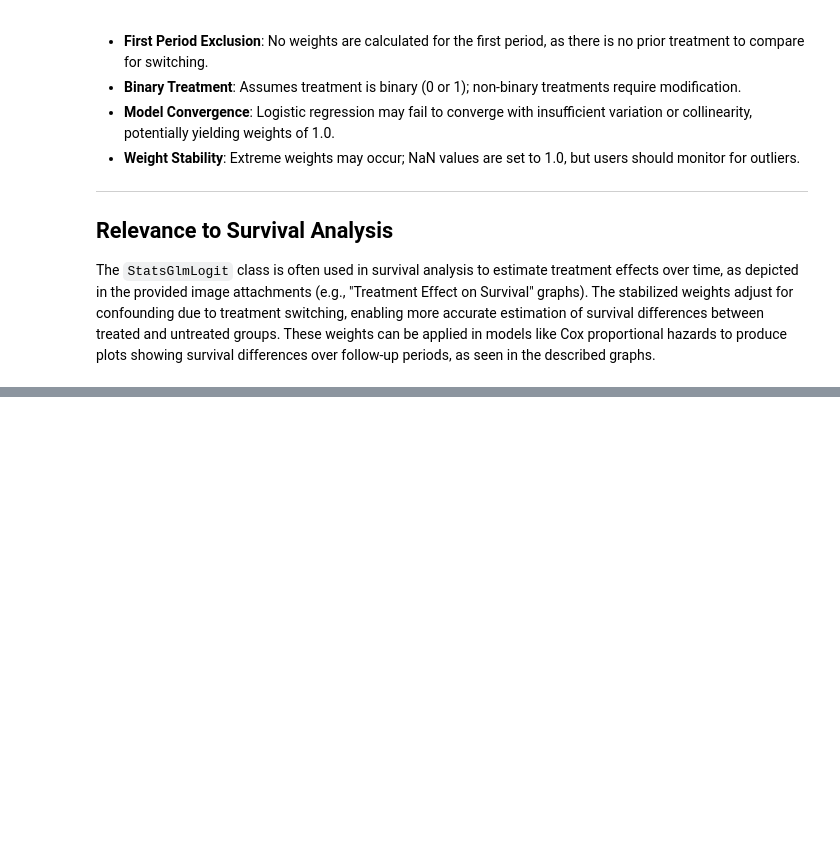
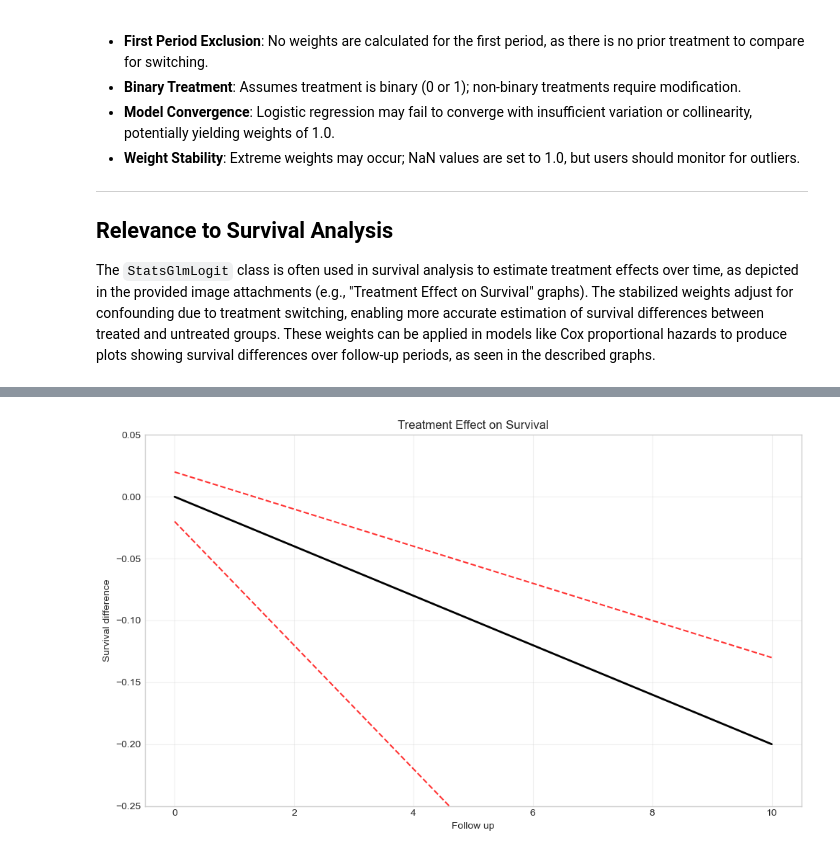
Before and after one commit to 0-BSCode/CS-3203, a Jupyter notebook: assignment-1-clustering/tte-v2.ipynb, the cells around one changed output, grey strips where cells are left out. Drawn from its saved outputs; the diff is of its cells as text; code cells hidden in the pictures; blank space fills up the shorter version.

Commit message:
Update TTE v2 (with clustering and documentation)

```diff
--- a/assignment-1-clustering/tte-v2.ipynb
+++ b/assignment-1-clustering/tte-v2.ipynb
@@ -9,4 +9,20 @@ import matplotlib.pyplot as plt
 from dataclasses import dataclass
 from typing import Optional, Dict, Any
 import tempfile
-import random
+from statsmodels.regression.linear_model import WLS
+from statsmodels.genmod.generalized_linear_model import GLM
+from statsmodels.genmod.families import Binomial
+
+# for k-means clustering
+import seaborn as sns
+from sklearn.cluster import KMeans
+from sklearn.preprocessing import StandardScaler
+from sklearn.decomposition import PCA
+from sklearn.metrics import silhouette_score
+import statsmodels.api as sm
+
+plt.style.use('seaborn-v0_8-whitegrid')
+sns.set_palette('viridis')
+
+import warnings
+warnings.filterwarnings('ignore')
@@ -1790,12 +1819,29 @@ if __name__ == "__main__":
     trial_pp = trial_pp.expand_trials()
     trial_itt = trial_itt.expand_trials()
 
-    # Load expanded data and fit MSM
+    # Load expanded data
     trial_itt = trial_itt.load_expanded_data(seed=1234, p_control=0.5)
-    trial_itt = trial_itt.fit_msm(
-        weight_cols=["weight", "sample_weight"],
-        modify_weights=lambda w: np.minimum(w, np.quantile(w, 0.99))  # Winsorization
-    )
+
+    # Merge censor weights with expansion data
+    if trial_itt.censor_weights is not None:
+        trial_itt.expansion = pd.merge(
+            trial_itt.expansion,
+            trial_itt.censor_weights,
+            on=[trial_itt.id_col, trial_itt.period_col],
+            how='left'
+        )
+        # Rename weight column to censor_weight
+        trial_itt.expansion = trial_itt.expansion.rename(columns={'weight': 'censor_weight'})
+        trial_itt.expansion['censor_weight'] = trial_itt.expansion['censor_weight'].fillna(1.0)
+
+        # Now winsorize the weights
+        trial_itt.expansion['censor_weight'] = np.minimum(
+            trial_itt.expansion['censor_weight'],
+            np.quantile(trial_itt.expansion['censor_weight'], 0.99)
+        )
+
+    # Fit MSM with the weights
+    trial_itt = trial_itt.fit_msm(weight_cols=["censor_weight", "sample_weight"])
 
     # Prepare the prediction data
     prediction_data = outcome_data(trial_itt)
@@ -1807,21 +1853,40 @@ if __name__ == "__main__":
     # Now call predict
     preds = trial_itt.predict(
         newdata=prediction_data,
-        predict_times=list(range(11)),  # Assuming you want predictions from 0 to 10
+        predict_times=list(range(11)),
         type="survival"
     )
 
-    # Plot results
     plt.figure(figsize=(10, 6))
-    plt.plot(preds['difference']['followup_time'], preds['difference']['survival_diff'])
-    plt.plot(preds['difference']['followup_time'], preds['difference']['2.5%'], 'r--')
-    plt.plot(preds['difference']['followup_time'], preds['difference']['97.5%'], 'r--')
+
+    # Plot confidence intervals (red dashed lines)
+    plt.plot(preds['difference']['followup_time'],
+            preds['difference']['97.5%'],
+            'r--',
+            alpha=0.8)
+    plt.plot(preds['difference']['followup_time'],
+            preds['difference']['2.5%'],
+            'r--',
+            alpha=0.8)
+
+    # Plot main line (solid blue)
+    plt.plot(preds['difference']['followup_time'],
+            preds['difference']['survival_diff'],
+            color='black',
+            linewidth=2)
+
+    # Set axis labels and title
     plt.xlabel('Follow up')
     plt.ylabel('Survival difference')
     plt.title('Treatment Effect on Survival')
-    plt.grid(True)
-    plt.savefig('survival_difference.png')
-    plt.close()
+
+    plt.ylim(-0.25, 0.05)
+
+    # Add grid
+    plt.grid(True, alpha=0.3)
+
+    plt.tight_layout()
+    plt.show()
 # %% [output]
 TrialSequence(estimand='PP', data=     id  period  treatment  x1        x2  x3        x4  age     age_s  \
 0     1       0          1   1  1.146148   0  0.734203   36  0.083333
@@ -1872,0 +1908 @@ See the caveats in the documentation: https://pandas.pydata.org/pandas-docs/stab
+[figure, added]
```
Also changed, not shown: parts of 8 cells of this notebook.
